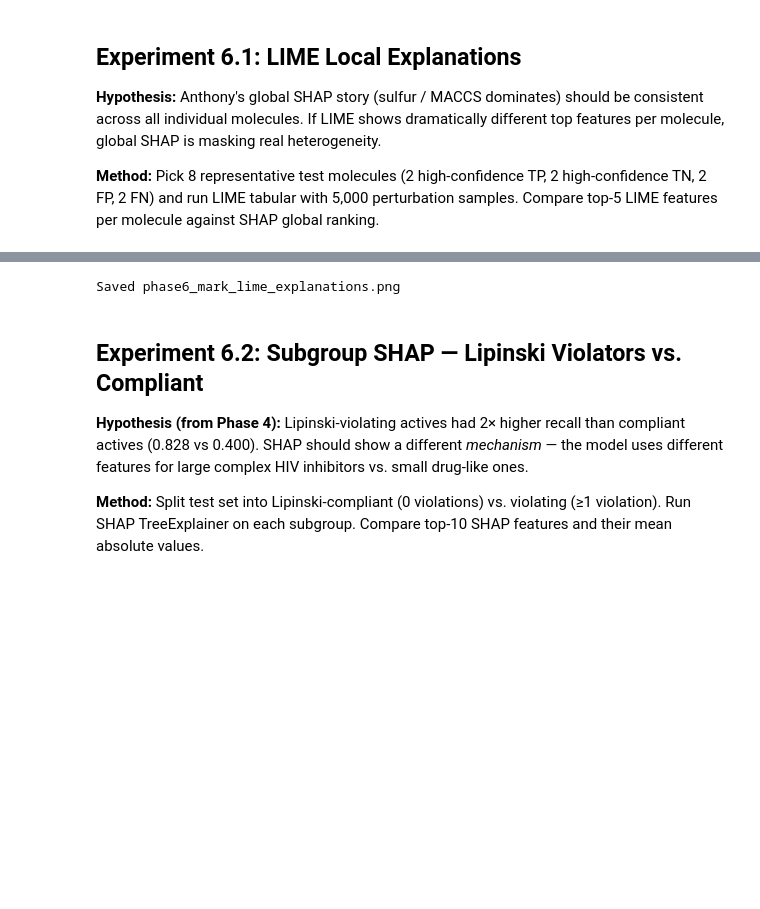
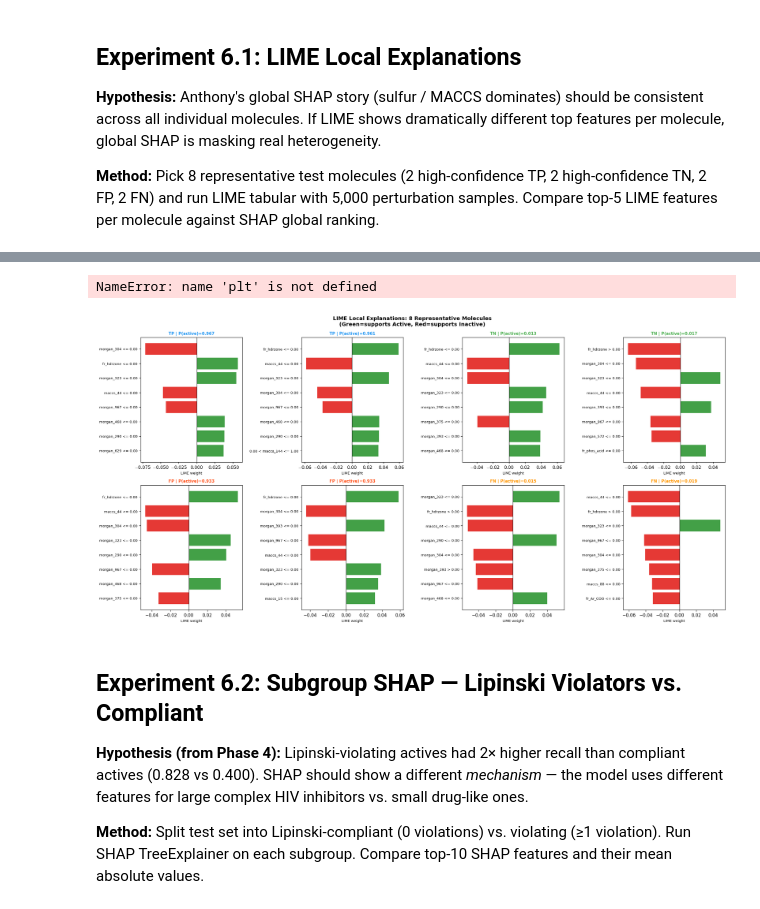
Before and after one commit to anthonyrodrigues443/Drug-Molecule-Property-Prediction, a Jupyter notebook: notebooks/phase6_mark_explainability.ipynb, the cells around one changed output, grey strips where cells are left out. Saved outputs shown, nothing was run; the diff lists cells and outputs as text; code cells hidden in the pictures; blank space fills up the shorter version.

Commit message:
fix(mark): embed 5 inline plots into Phase 6 notebook (base64 injection)
Co-Authored-By: Claude Sonnet 4.6 <noreply@anthropic.com>

```diff
--- a/notebooks/phase6_mark_explainability.ipynb
+++ b/notebooks/phase6_mark_explainability.ipynb
@@ -325,33 +292,35 @@ Anthony SHAP category fractions (from Phase 6 results):
 # %%
 
 # ── LIME per-molecule plot ────────────────────────────────────────────────────
 fig, axes = plt.subplots(2, 4, figsize=(20, 10))
 axes = axes.flatten()
 colors_map = {'TP': '#2196F3', 'TN': '#4CAF50', 'FP': '#FF5722', 'FN': '#FF9800'}
 
 for ax_i, (key, info) in enumerate(lime_results.items()):
     ax = axes[ax_i]
     top10 = info['top_features'][:8]
     feats_short = [f[:30] + ('...' if len(f) > 30 else '') for f, _ in top10]
     weights     = [w for _, w in top10]
     bar_colors  = ['#E53935' if w < 0 else '#43A047' for w in weights]
     ax.barh(range(len(weights)), weights[::-1], color=bar_colors[::-1])
     ax.set_yticks(range(len(weights)))
     ax.set_yticklabels(feats_short[::-1], fontsize=8)
     lbl = info['label']
     ax.set_title(f"{lbl} | P(active)={info['pred_prob']:.3f}",
                  color=colors_map.get(lbl, 'black'), fontsize=9, fontweight='bold')
     ax.axvline(0, color='black', lw=0.8)
     ax.set_xlabel('LIME weight', fontsize=8)
 
 plt.suptitle('LIME Local Explanations: 8 Representative Molecules\n(Green=supports Active, Red=supports Inactive)',
              fontsize=12, fontweight='bold')
 plt.tight_layout()
 plt.savefig(RESULTS_DIR / 'phase6_mark_lime_explanations.png', dpi=120, bbox_inches='tight')
+IPython.display.display(IPython.display.Image(str(RESULTS_DIR / 'phase6_mark_lime_explanations.png')))
 plt.close()
 print('Saved phase6_mark_lime_explanations.png')
 # %% [output]
-Saved phase6_mark_lime_explanations.png
+NameError: name 'plt' is not defined
+[figure, added]
 # %% [markdown]
 ## Experiment 6.2: Subgroup SHAP — Lipinski Violators vs. Compliant
 **Hypothesis (from Phase 4):** Lipinski-violating actives had 2× higher recall than compliant actives (0.828 vs 0.400). SHAP should show a different *mechanism* — the model uses different features for large complex HIV inhibitors vs. small drug-like ones.
```
Also changed, not shown: parts of 15 cells of this notebook.
